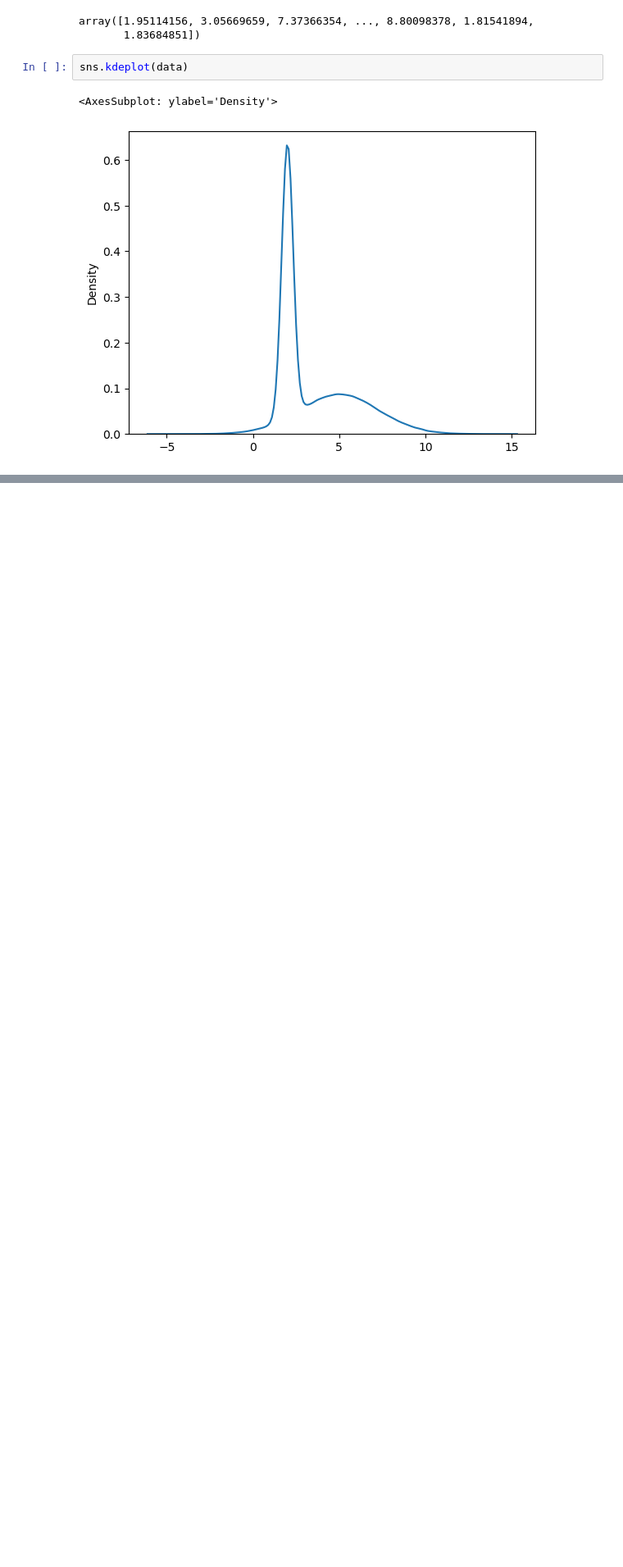
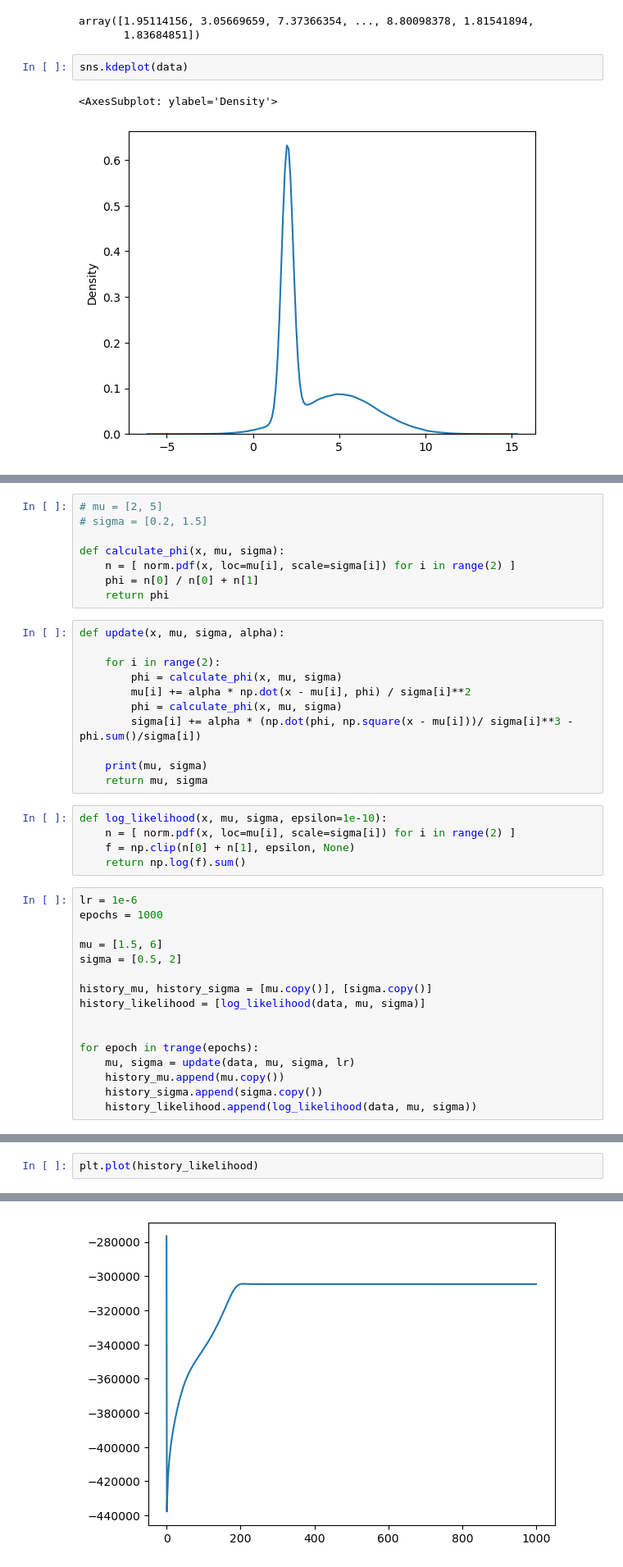
Before and after one commit to dsgiitr/lecture-assignments-y23, a Jupyter notebook: aakashks/mathML/2A-q6.ipynb, the cells around one changed output, grey strips where cells are left out. Shown: that part at 82% size. Saved outputs shown, nothing was run; the diff lists cells and outputs as text; blank space fills up the shorter version.

```diff
--- a/aakashks/mathML/2A-q6.ipynb
+++ b/aakashks/mathML/2A-q6.ipynb
@@ -30,0 +38,40 @@ sns.kdeplot(data)
+# %%
+# mu = [2, 5]
+# sigma = [0.2, 1.5]
+
+def calculate_phi(x, mu, sigma):
+    n = [ norm.pdf(x, loc=mu[i], scale=sigma[i]) for i in range(2) ]
+    phi = n[0] / n[0] + n[1]
+    return phi
+# %%
+def update(x, mu, sigma, alpha):
+
+    for i in range(2):
+        phi = calculate_phi(x, mu, sigma)
+        mu[i] += alpha * np.dot(x - mu[i], phi) / sigma[i]**2
+        phi = calculate_phi(x, mu, sigma)
+        sigma[i] += alpha * (np.dot(phi, np.square(x - mu[i]))/ sigma[i]**3 - phi.sum()/sigma[i])
+
+    print(mu, sigma)
+    return mu, sigma
+# %%
+def log_likelihood(x, mu, sigma, epsilon=1e-10):
+    n = [ norm.pdf(x, loc=mu[i], scale=sigma[i]) for i in range(2) ]
+    f = np.clip(n[0] + n[1], epsilon, None)
+    return np.log(f).sum()
+# %%
+lr = 1e-6
+epochs = 1000
+
+mu = [1.5, 6]
+sigma = [0.5, 2]
+
+history_mu, history_sigma = [mu.copy()], [sigma.copy()]
+history_likelihood = [log_likelihood(data, mu, sigma)]
+
+
+for epoch in trange(epochs):
+    mu, sigma = update(data, mu, sigma, lr)
+    history_mu.append(mu.copy())
+    history_sigma.append(sigma.copy())
+    history_likelihood.append(log_likelihood(data, mu, sigma))
@@ -30,0 +96,3 @@ sns.kdeplot(data)
+# %%
+plt.plot(history_likelihood)
+# %% [output]
@@ -30,0 +100 @@ sns.kdeplot(data)
+[figure, added]
```
Also changed, not shown: parts of 5 cells of this notebook.
